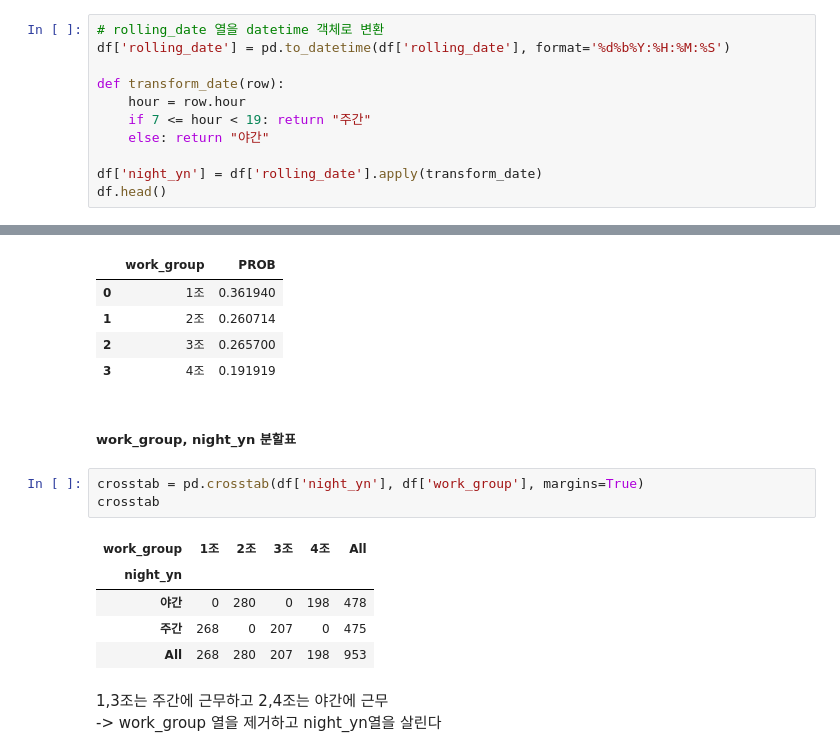
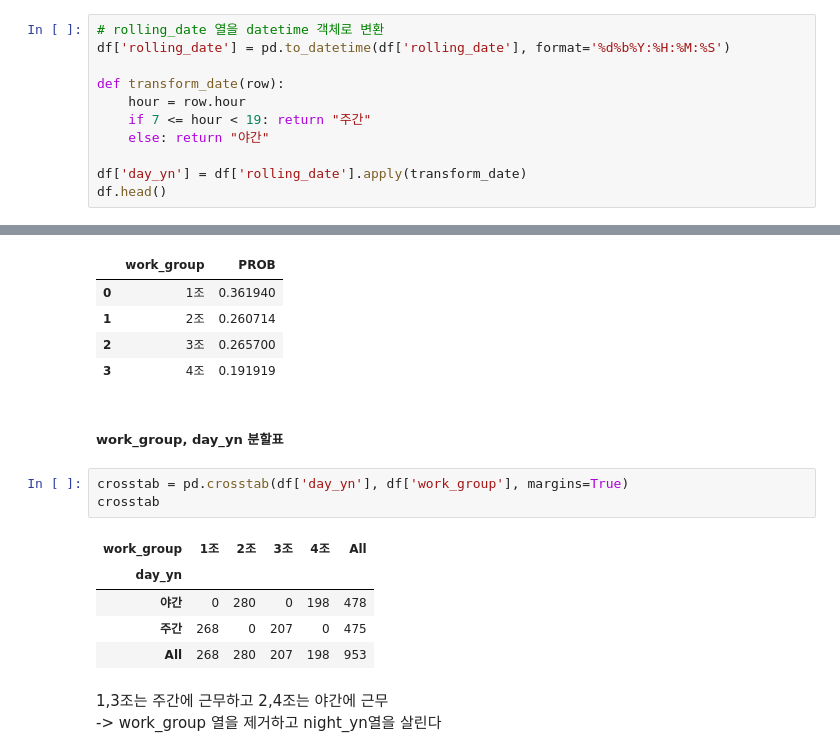
Before and after one commit to Seojiii/plate_project, a Jupyter notebook: 0311_pre_ji_4.ipynb, the cells around one changed output, grey strips where cells are left out. Drawn from its saved outputs; the diff is of its cells as text.

```diff
--- a/0311_pre_ji_4.ipynb
+++ b/0311_pre_ji_4.ipynb
@@ -93,7 +93,7 @@ def transform_date(row):
     if 7 <= hour < 19: return "주간"
     else: return "야간"
 
-df['night_yn'] = df['rolling_date'].apply(transform_date)
+df['day_yn'] = df['rolling_date'].apply(transform_date)
 df.head()
 # %% [output]
 |  | plate_no | rolling_date | scale | spec_long | spec_country | steel_kind | pt_thick | pt_width | pt_length | ... |
@@ -247,13 +383,13 @@ df_w
 | 2 | 3조 | 0.265700 |
 | 3 | 4조 | 0.191919 |
 # %% [markdown]
-##### work_group, night_yn 분할표
+##### work_group, day_yn 분할표
 # %%
-crosstab = pd.crosstab(df['night_yn'], df['work_group'], margins=True)
+crosstab = pd.crosstab(df['day_yn'], df['work_group'], margins=True)
 crosstab
 # %% [output]
 | work_group | 1조 | 2조 | 3조 | 4조 | All |
-| night_yn |  |  |  |  |  |
+| day_yn |  |  |  |  |  |
 | 야간 | 0 | 280 | 0 | 198 | 478 |
 | 주간 | 268 | 0 | 207 | 0 | 475 |
 | All | 268 | 280 | 207 | 198 | 953 |
```
Also changed, not shown: parts of 25 cells of this notebook.
